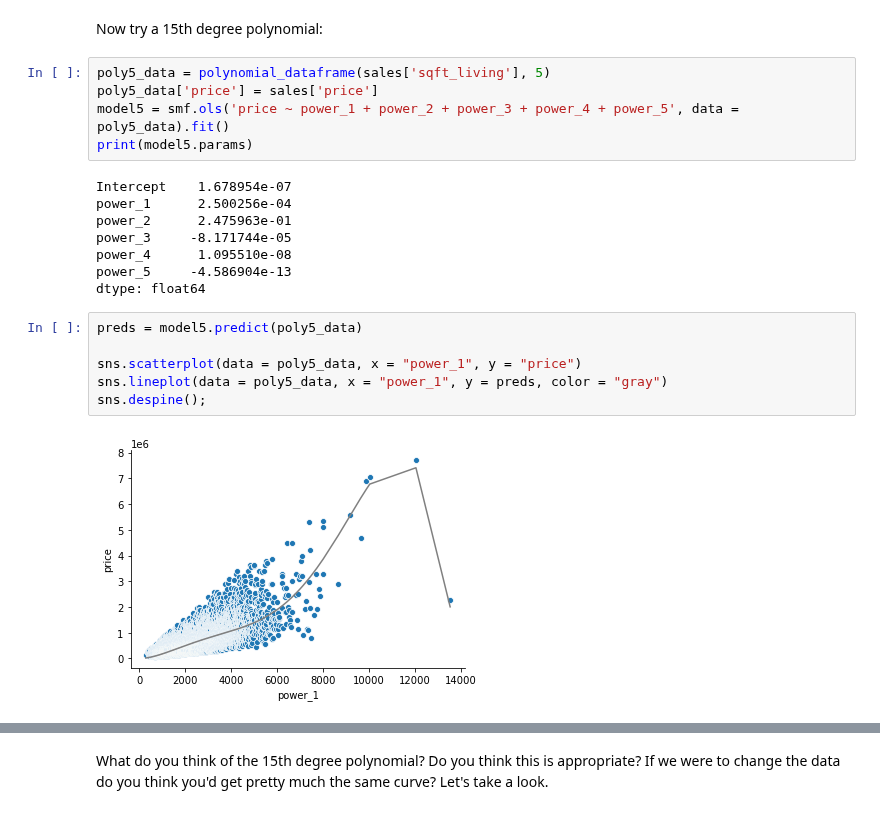
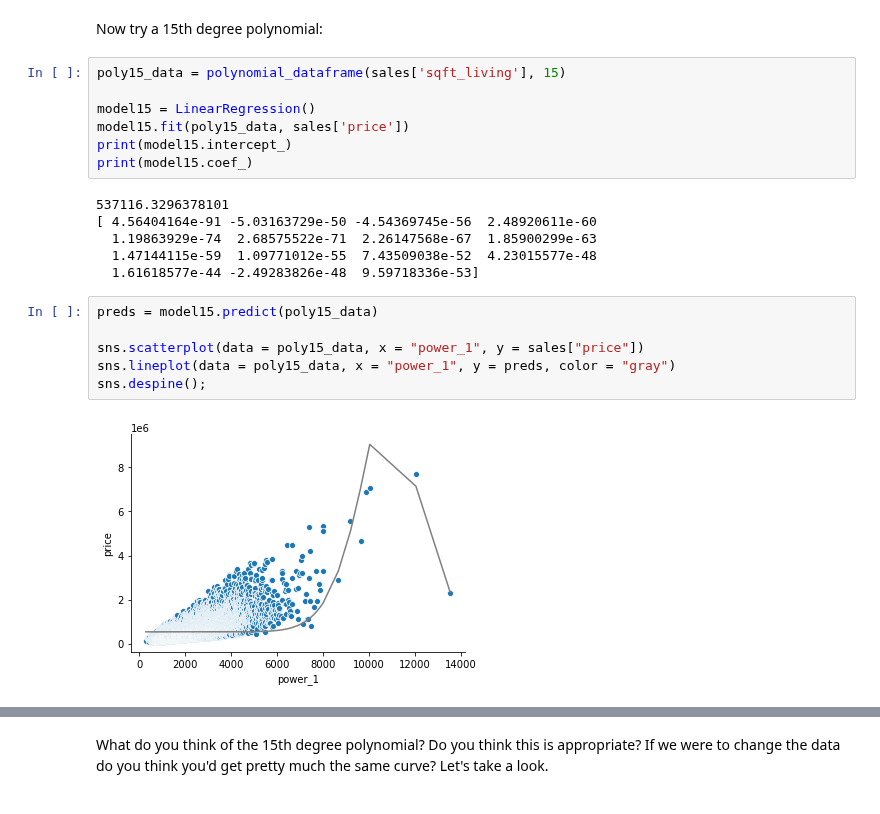
Before and after one commit to NikkiSarah/Coursera, a Jupyter notebook: Machine Learning Specialisation (University of Washington)/2. Regression/W3 PA - Polynomial regression.ipynb, the cells around one changed output, grey strips where cells are left out. Saved outputs shown, nothing was run; the diff lists cells and outputs as text.

```diff
--- a/Machine Learning Specialisation (University of Washington)/2. Regression/W3 PA - Polynomial regression.ipynb
+++ b/Machine Learning Specialisation (University of Washington)/2. Regression/W3 PA - Polynomial regression.ipynb
@@ -186,24 +182,24 @@ sns.despine();
 [figure]
 # %% [markdown]
 Now try a 15th degree polynomial:
-# %%
-poly5_data = polynomial_dataframe(sales['sqft_living'], 5)
-poly5_data['price'] = sales['price']
-model5 = smf.ols('price ~ power_1 + power_2 + power_3 + power_4 + power_5', data = poly5_data).fit()
-print(model5.params)
-# %% [output]
-Intercept    1.678954e-07
-power_1      2.500256e-04
-power_2      2.475963e-01
-power_3     -8.171744e-05
-power_4      1.095510e-08
-power_5     -4.586904e-13
-dtype: float64
+# %%
+poly15_data = polynomial_dataframe(sales['sqft_living'], 15)
+
+model15 = LinearRegression()
+model15.fit(poly15_data, sales['price'])
+print(model15.intercept_)
+print(model15.coef_)
+# %% [output]
+537116.3296378101
+[ 4.56404164e-91 -5.03163729e-50 -4.54369745e-56  2.48920611e-60
+  1.19863929e-74  2.68575522e-71  2.26147568e-67  1.85900299e-63
+  1.47144115e-59  1.09771012e-55  7.43509038e-52  4.23015577e-48
+  1.61618577e-44 -2.49283826e-48  9.59718336e-53]
 # %%
-preds = model5.predict(poly5_data)
+preds = model15.predict(poly15_data)
 
-sns.scatterplot(data = poly5_data, x = "power_1", y = "price")
-sns.lineplot(data = poly5_data, x = "power_1", y = preds, color = "gray")
+sns.scatterplot(data = poly15_data, x = "power_1", y = sales["price"])
+sns.lineplot(data = poly15_data, x = "power_1", y = preds, color = "gray")
 sns.despine();
 # %% [output]
-[figure, old version]
+[figure, new version]
```
Also changed, not shown: parts of 20 cells of this notebook, 8 other files.
